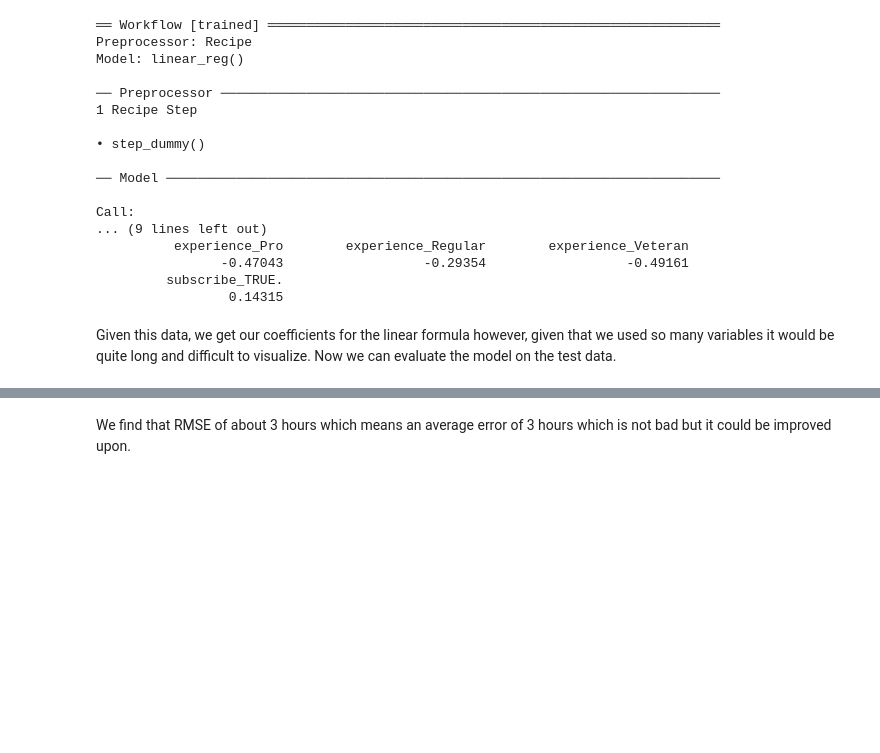
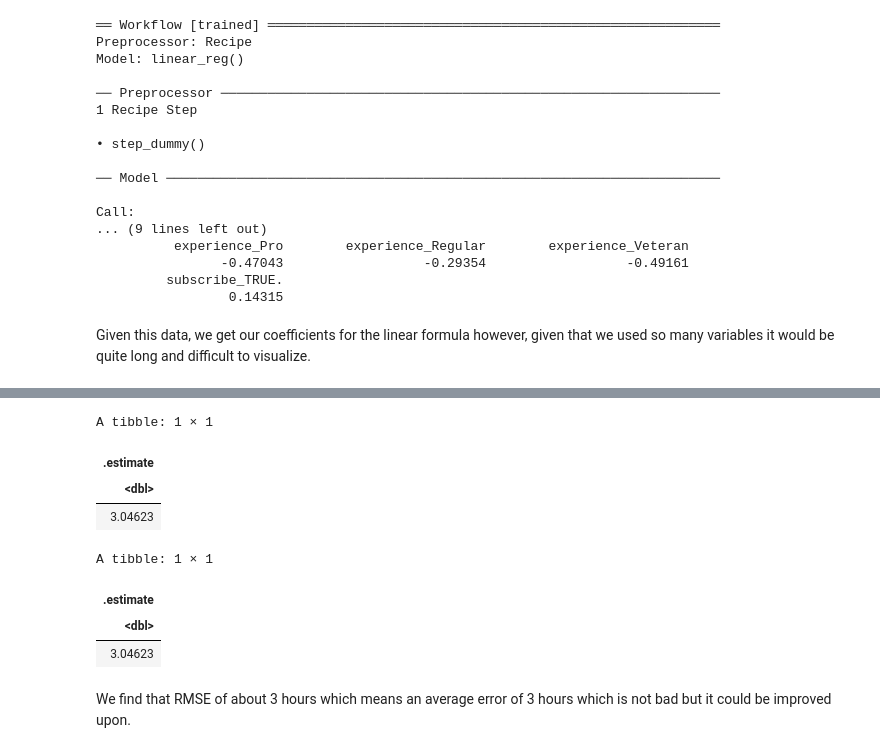
Before and after one commit to Javi-b32/DSCI-100--Final-Project, a Jupyter notebook: Final Project Code.ipynb, the cells around one changed output, grey strips where cells are left out. Drawn from its saved outputs; the diff is of its cells as text; code cells hidden in the pictures; blank space fills up the shorter version.

```diff
--- a/Final Project Code.ipynb
+++ b/Final Project Code.ipynb
@@ -216,4 +198,12 @@ Call:
          subscribe_TRUE.
                  0.14315
 # %% [markdown]
-Given this data, we get our coefficients for the linear formula however, given that we used so many variables it would be quite long and difficult to visualize. Now we can evaluate the model on the test data.
+Given this data, we get our coefficients for the linear formula however, given that we used so many variables it would be quite long and difficult to visualize.
+# %%
+players_predictions <- predict(players_fit, players_testing) %>%
+  bind_cols(players_testing)
+metrics(players_predictions, truth = played_hours, estimate = .pred) |>
+    filter(.metric == "rmse") |>
+    select(.estimate)
+metrics
+# %% [output]
@@ -220,3 +212,11 @@ Given this data, we get our coefficients for the linear formula however, given t
+A tibble: 1 × 1
+| .estimate |
+| <dbl> |
+| 3.04623 |
+A tibble: 1 × 1
+| .estimate |
+| <dbl> |
+| 3.04623 |
 # %% [markdown]
 We find that RMSE of about 3 hours which means an average error of 3 hours which is not bad but it could be improved upon.
 # %%
```
Also changed, not shown: parts of 2 cells of this notebook.
